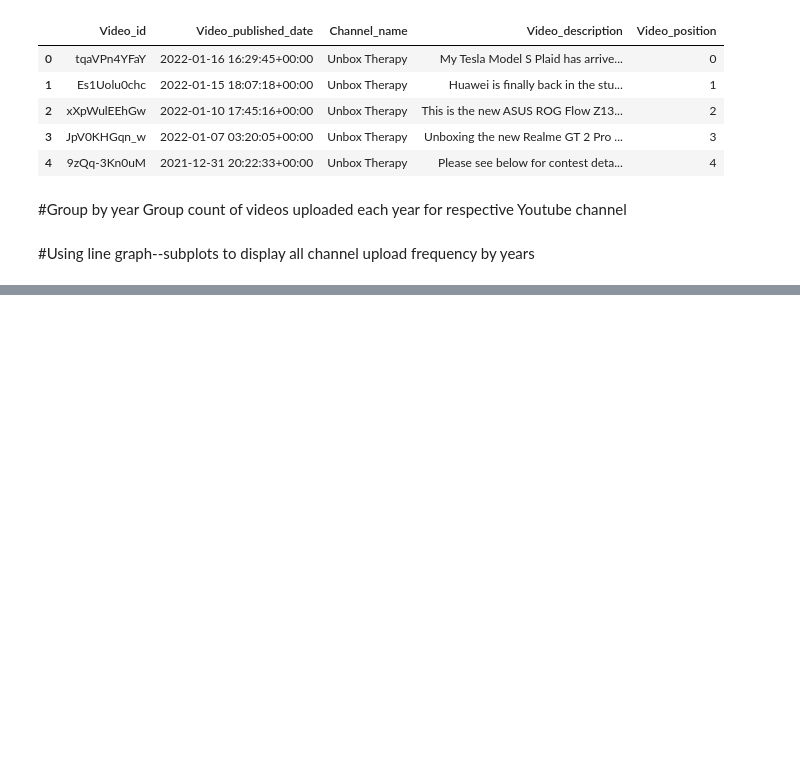
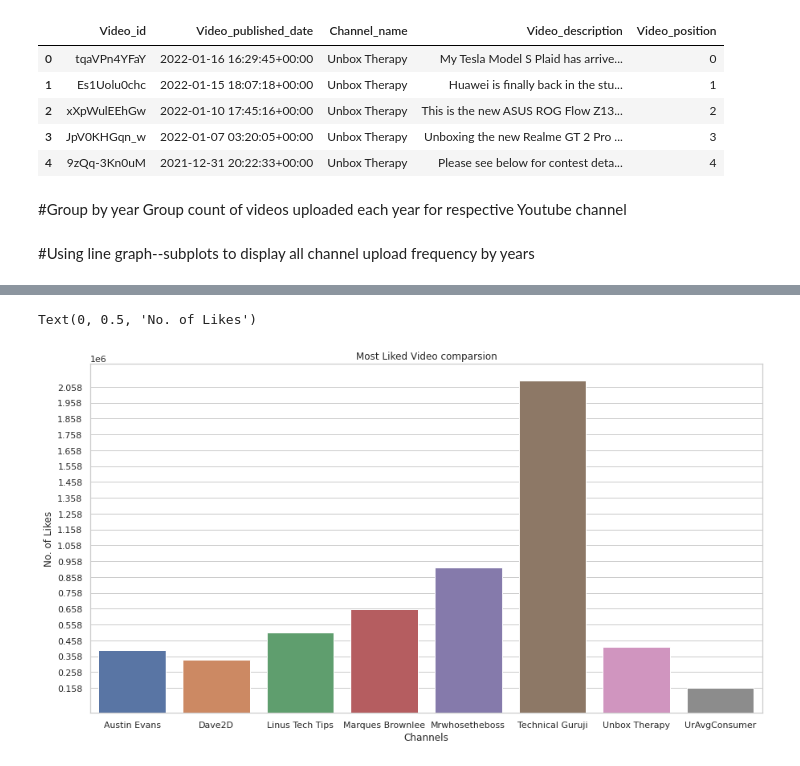
Before and after one commit to PyAshishMhatre/Channel-Analysis-using-Youtube-Data-API, a Jupyter notebook: YoutubeAnalysis.ipynb, the cells around one changed output, grey strips where cells are left out. Saved outputs shown, nothing was run; the diff lists cells and outputs as text; code cells hidden in the pictures; blank space fills up the shorter version.

```diff
--- a/YoutubeAnalysis.ipynb
+++ b/YoutubeAnalysis.ipynb
@@ -256,0 +414,11 @@ plt.show()
+# %%
+fig = plt.figure(figsize=(15,8))
+bar = sns.barplot(x=group.index, y='Stats_Like', data=group)
+step_value = 100000
+bar.set_yticks(np.arange(158120, 2097566, step_value))
+bar.set_title('Most Liked Video comparsion')
+bar.set_xlabel('Channels')
+bar.set_ylabel('No. of Likes')
+# %% [output]
+Text(0, 0.5, 'No. of Likes')
+[figure, added]
```
Also changed, not shown: parts of 33 cells of this notebook.
